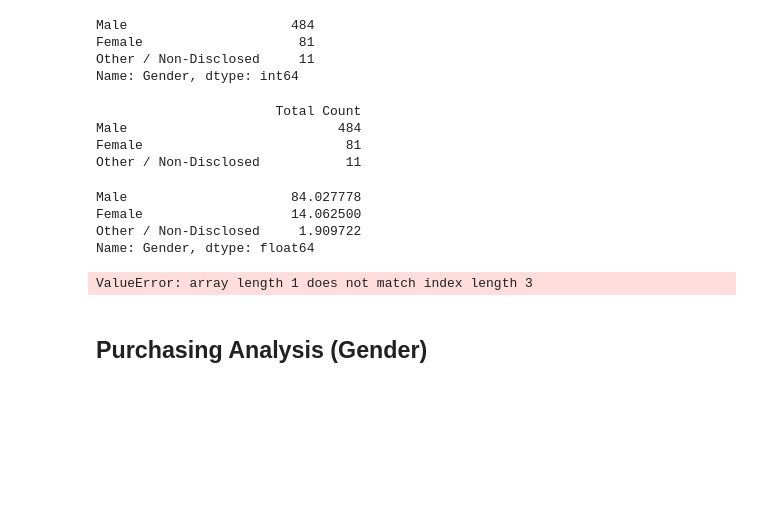
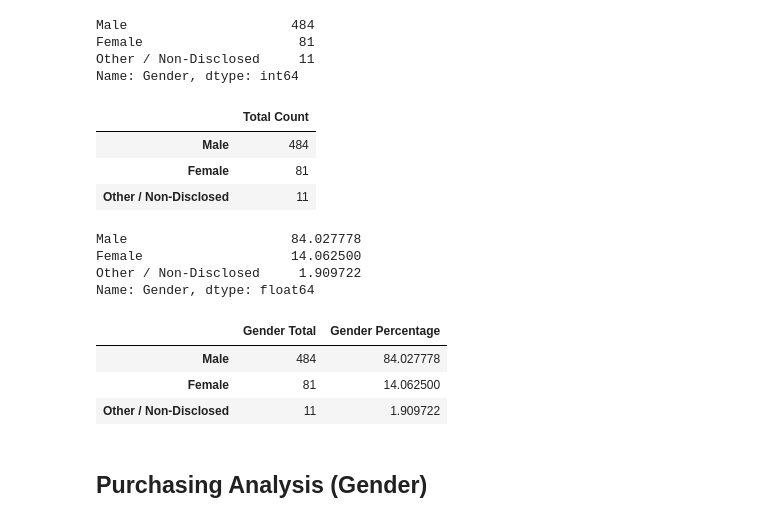
Before and after one commit to emersonmolett/Pandas-challenge, a Jupyter notebook: 04-Pandas/Instructions/HeroesOfPymoli/HeroesOfPymoli_starter.ipynb, the cells around one changed output. Saved outputs shown, nothing was run; the diff lists cells and outputs as text; code cells hidden in the pictures; blank space fills up the shorter version.

Commit message:
updated  Gender Demographics summary table

```diff
--- a/04-Pandas/Instructions/HeroesOfPymoli/HeroesOfPymoli_starter.ipynb
+++ b/04-Pandas/Instructions/HeroesOfPymoli/HeroesOfPymoli_starter.ipynb
@@ -134,12 +134,12 @@ Name: Gender, dtype: int64
 # %%
 # gender count
 gender_info = pd.DataFrame({"Total Count": gender_total})
-print(gender_info)
+gender_info
 # %% [output]
-                       Total Count
-Male                           484
-Female                          81
-Other / Non-Disclosed           11
+|  | Total Count |
+| Male | 484 |
+| Female | 81 |
+| Other / Non-Disclosed | 11 |
 # %%
 # gender percentage
 gender_percentage = gender_total / total_players * 100
@@ -150,13 +150,15 @@ Female                   14.062500
 Other / Non-Disclosed     1.909722
 Name: Gender, dtype: float64
 # %%
-summary_df = pd.DataFrame({"Gender Info":[gender_info],
-                           "Gender Percentage": gender_percentage,
-                          "Gender Total": gender_total})
+summary_df = pd.DataFrame({"Gender Total": gender_total,
+                           "Gender Percentage": gender_percentage})
 
 summary_df
 # %% [output]
-ValueError: array length 1 does not match index length 3
+|  | Gender Total | Gender Percentage |
+| Male | 484 | 84.027778 |
+| Female | 81 | 14.062500 |
+| Other / Non-Disclosed | 11 | 1.909722 |
 # %% [markdown]
 
 ## Purchasing Analysis (Gender)
```
